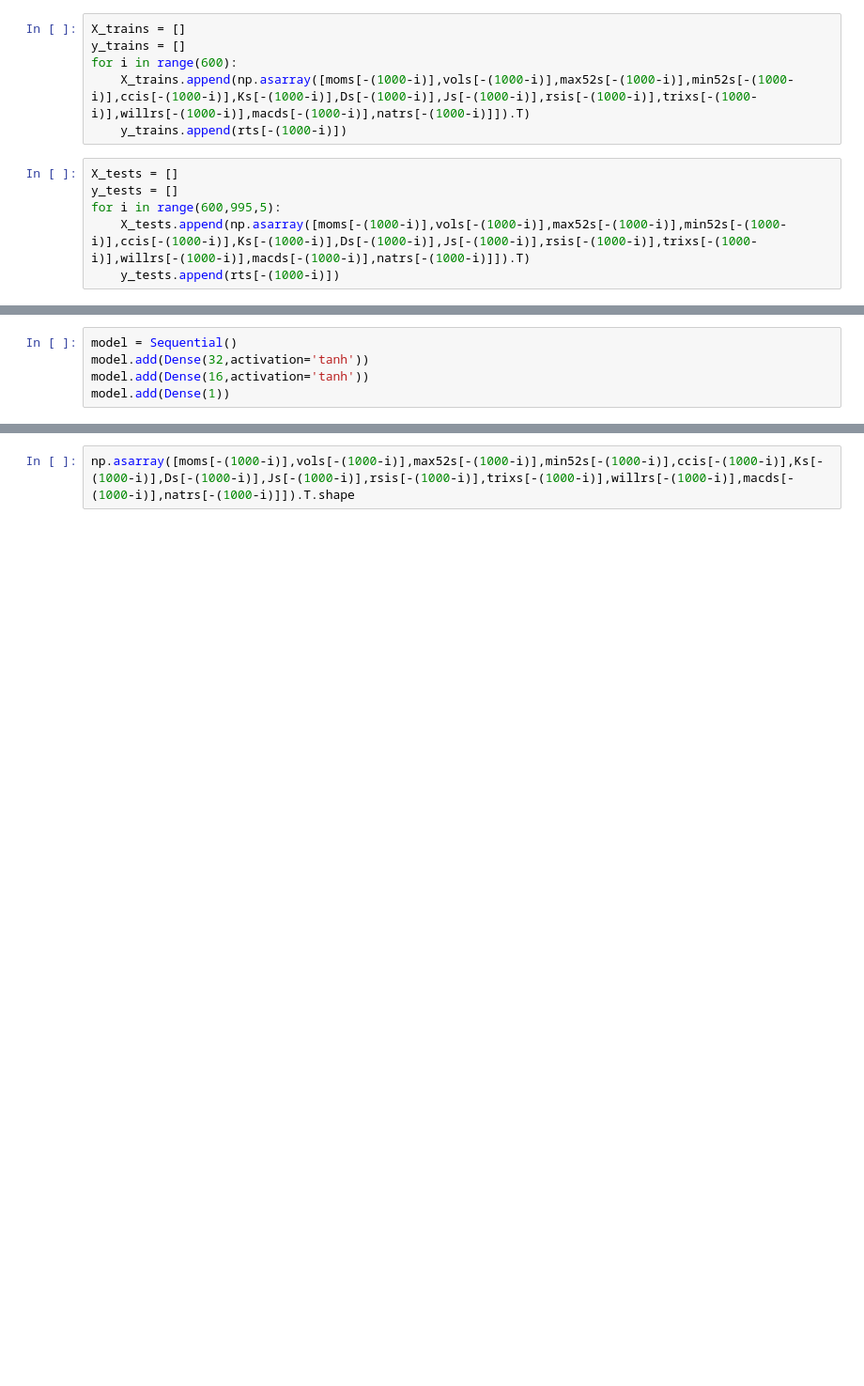
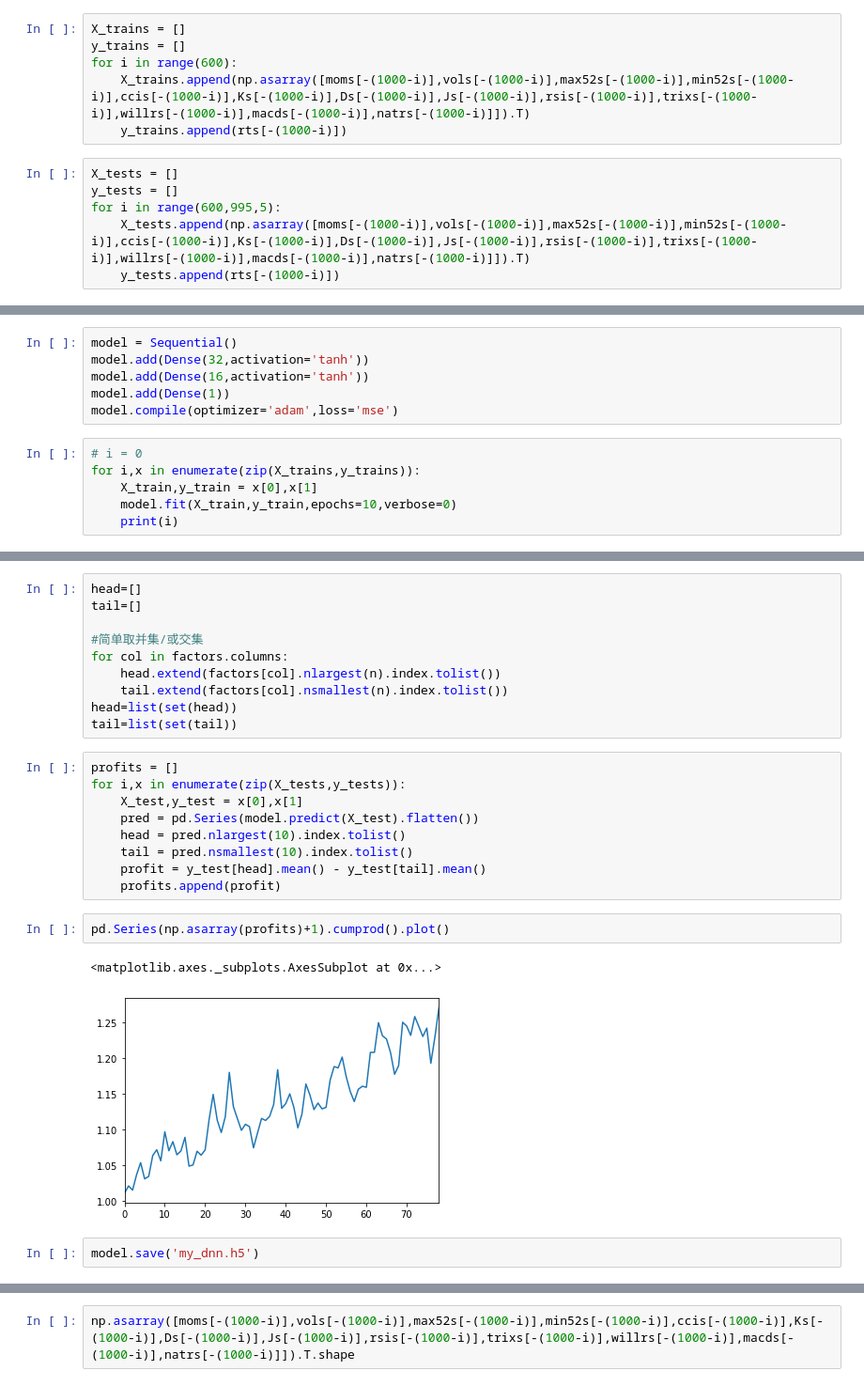
Before and after one commit to VoidFly/JKQ, a Jupyter notebook: research.ipynb, the cells around one changed output, grey strips where cells are left out. Shown: that part at 94% size. Cells and saved outputs as stored; diff of their text form; blank space fills up the shorter version.

```diff
--- a/research.ipynb
+++ b/research.ipynb
@@ -193,3 +193,10 @@ model = Sequential()
 model.add(Dense(32,activation='tanh'))
 model.add(Dense(16,activation='tanh'))
 model.add(Dense(1))
+model.compile(optimizer='adam',loss='mse')
+# %%
+# i = 0
+for i,x in enumerate(zip(X_trains,y_trains)):
+    X_train,y_train = x[0],x[1]
+    model.fit(X_train,y_train,epochs=10,verbose=0)
+    print(i)
@@ -195,0 +221,26 @@ model.add(Dense(1))
+# %%
+head=[]
+tail=[]
+
+#简单取并集/或交集
+for col in factors.columns:
+    head.extend(factors[col].nlargest(n).index.tolist())
+    tail.extend(factors[col].nsmallest(n).index.tolist())
+head=list(set(head))
+tail=list(set(tail))
+# %%
+profits = []
+for i,x in enumerate(zip(X_tests,y_tests)):
+    X_test,y_test = x[0],x[1]
+    pred = pd.Series(model.predict(X_test).flatten())
+    head = pred.nlargest(10).index.tolist()
+    tail = pred.nsmallest(10).index.tolist()
+    profit = y_test[head].mean() - y_test[tail].mean()
+    profits.append(profit)
+# %%
+pd.Series(np.asarray(profits)+1).cumprod().plot()
+# %% [output]
+<matplotlib.axes._subplots.AxesSubplot at 0x...>
+[figure, added]
+# %%
+model.save('my_dnn.h5')
```
Also changed, not shown: parts of 4 cells of this notebook, 2 other files.
